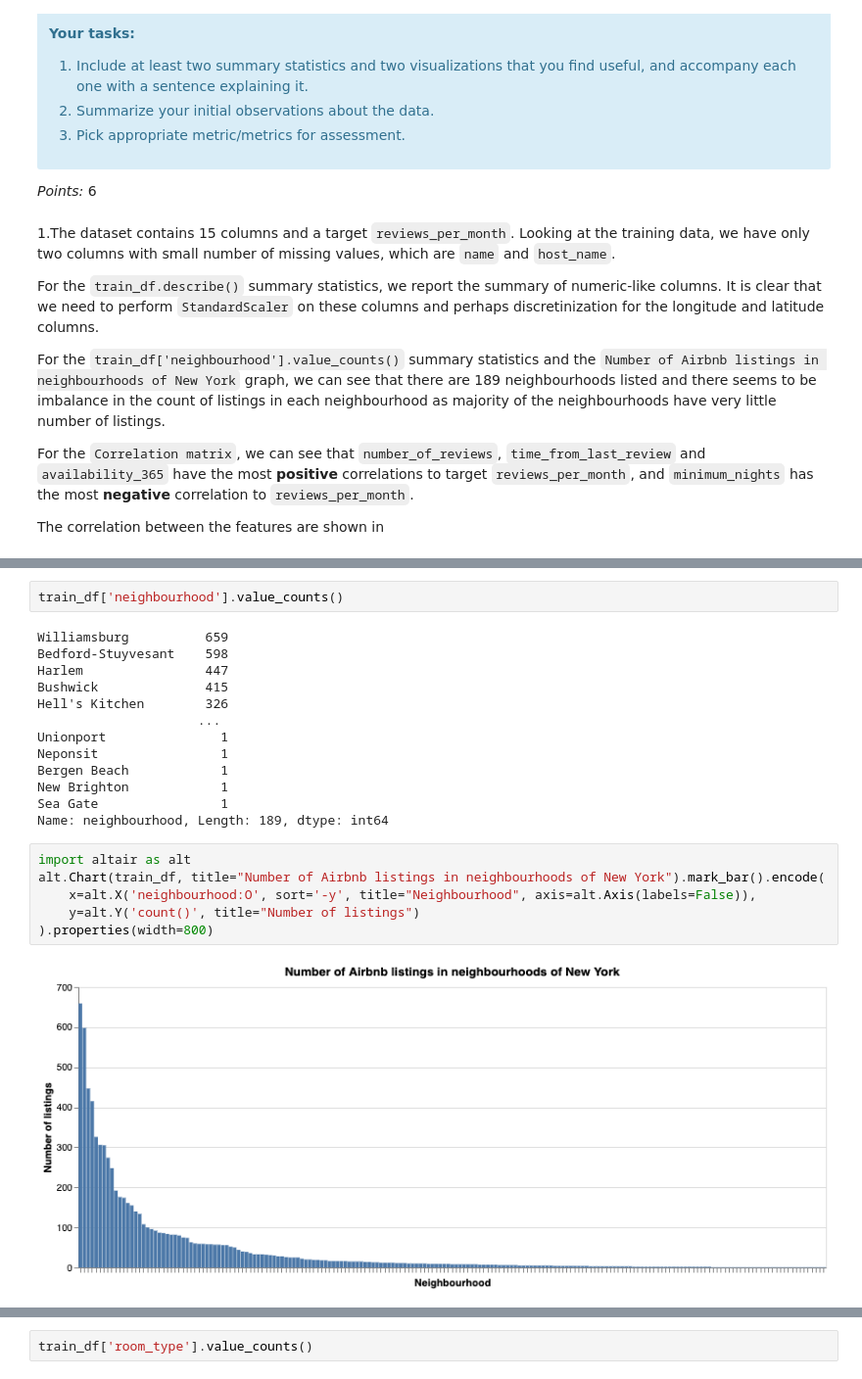
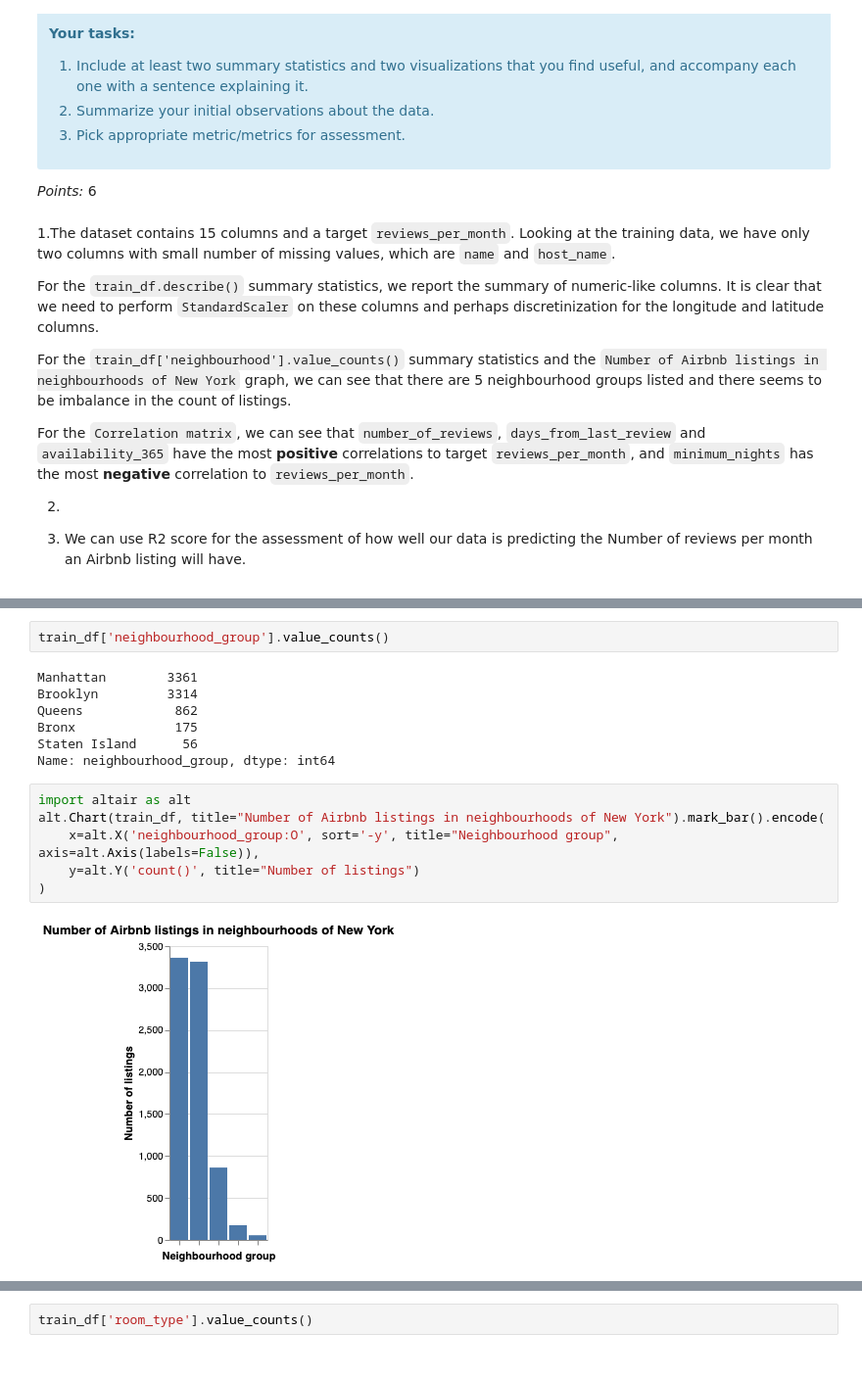
Before and after one commit to UBC-MDS/AirBNB_Luke_HanChen_573lab4, a Jupyter notebook: lab4-main.ipynb, the cells around one changed output, grey strips where cells are left out. Shown: that part at 98% size. Cells and saved outputs as stored; diff of their text form.

```diff
--- a/lab4-main.ipynb
+++ b/lab4-main.ipynb
@@ -218,12 +218,13 @@ _Points:_ 6
 
 For the `train_df.describe()` summary statistics, we report the summary of numeric-like columns. It is clear that we need to perform `StandardScaler` on these columns and perhaps discretinization for the longitude and latitude columns.
 
-For the `train_df['neighbourhood'].value_counts()` summary statistics and the `Number of Airbnb listings in neighbourhoods of New York` graph, we can see that there are 189 neighbourhoods listed and there seems to be imbalance in the count of listings in each neighbourhood as majority of the neighbourhoods have very little number of listings.
+For the `train_df['neighbourhood'].value_counts()` summary statistics and the `Number of Airbnb listings in neighbourhoods of New York` graph, we can see that there are 5 neighbourhood groups listed and there seems to be imbalance in the count of listings.
 
-For the `Correlation matrix`, we can see that `number_of_reviews`, `time_from_last_review` and `availability_365` have the most **positive** correlations to target `reviews_per_month`, and `minimum_nights` has the most **negative** correlation to `reviews_per_month`.
+For the `Correlation matrix`, we can see that `number_of_reviews`, `days_from_last_review` and `availability_365` have the most **positive** correlations to target `reviews_per_month`, and `minimum_nights` has the most **negative** correlation to `reviews_per_month`.
 
+2.
 
-The correlation between the features are shown in
+3. We can use R2 score for the assessment of how well our data is predicting the Number of reviews per month an Airbnb listing will have.
 # %%
 train_df.head()
 # %% [output]
@@ -255,25 +256,19 @@ train_df.describe()
 | 75% | 2.749310e+07 | 1.027564e+08 | 40.763040 | -73.936577 | 165.000000 | 4.000000 | 32.00000 | 2.010000 | ... |
 | max | 3.635154e+07 | 2.723278e+08 | 40.912340 | -73.719280 | 9999.000000 | 365.000000 | 597.00000 | 27.950000 | ... |
 # %%
-train_df['neighbourhood'].value_counts()
+train_df['neighbourhood_group'].value_counts()
 # %% [output]
-Williamsburg          659
-Bedford-Stuyvesant    598
-Harlem                447
-Bushwick              415
-Hell's Kitchen        326
-                     ...
-Unionport               1
-Neponsit                1
-Bergen Beach            1
-New Brighton            1
-Sea Gate                1
-Name: neighbourhood, Length: 189, dtype: int64
+Manhattan        3361
+Brooklyn         3314
+Queens            862
+Bronx             175
+Staten Island      56
+Name: neighbourhood_group, dtype: int64
 # %%
 import altair as alt
 alt.Chart(train_df, title="Number of Airbnb listings in neighbourhoods of New York").mark_bar().encode(
-    x=alt.X('neighbourhood:O', sort='-y', title="Neighbourhood", axis=alt.Axis(labels=False)),
+    x=alt.X('neighbourhood_group:O', sort='-y', title="Neighbourhood group", axis=alt.Axis(labels=False)),
     y=alt.Y('count()', title="Number of listings")
-).properties(width=800)
+)
 # %% [output]
-[figure, old version]
+[figure, new version]
```
Also changed, not shown: parts of 25 cells of this notebook.
